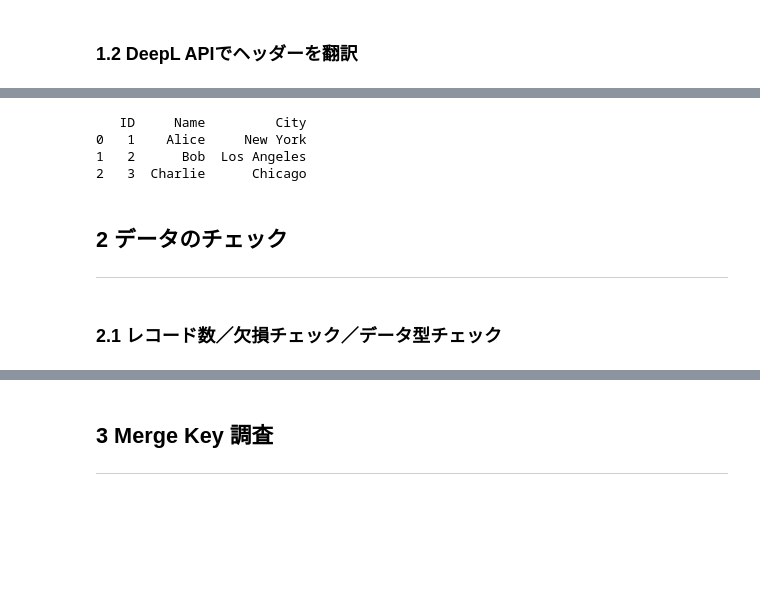
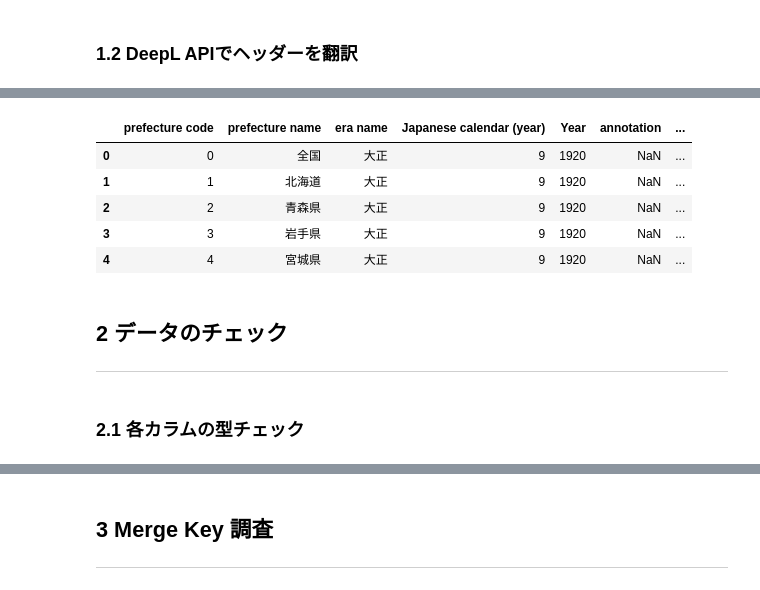
Before and after one commit to lab-shima/lab, a Jupyter notebook: データチェックノートブック.ipynb, the cells around one changed output, grey strips where cells are left out. Drawn from its saved outputs; the diff is of its cells as text; code cells hidden in the pictures; blank space fills up the shorter version.

```diff
--- a/データチェックノートブック.ipynb
+++ b/データチェックノートブック.ipynb
@@ -33,12 +33,12 @@ SYNC_PATH = ''
 BLUME_PATH = ''
 
 # DeepL 変換のソース言語とターゲット言語を定義
-SOURCE_LANG = 'JA'
-TARGET_LANG = 'EN-US'
+SOURCE_LANG = 'JA'#'EN-US'
+TARGET_LANG = 'EN-US'#'JA'
 
 # DeepL APIキー取得
-#API_KEY = getpass(prompt="API キーを入力してください: ")
-API_KEY = '75c21236-1612-4083-a1a7-c544adff2cfb:fx'
+API_KEY = getpass(prompt="API キーを入力してください: ")
+#API_KEY = '75c21236-1612-4083-a1a7-c544adff2cfb:fx'
 # %% [markdown]
 ## 1 データ取得＆加工（ヘッダー和訳）
 ---
@@ -115,27 +67,32 @@ display(df)
-# %%
-import pandas as pd
-
-# 新しいデータフレームのデータ
-data = [
-    [1, 'Alice', 'New York'],
-    [2, 'Bob', 'Los Angeles'],
-    [3, 'Charlie', 'Chicago']
-]
-
-# ヘッダーとして指定するリスト
-headers = ['ID', 'Name', 'City']
-
-# 新しいデータフレームを作成
-df = pd.DataFrame(data, columns=headers)
-
-print(df)
-# %% [output]
-   ID     Name         City
-0   1    Alice     New York
-1   2      Bob  Los Angeles
-2   3  Charlie      Chicago
+# %%
+# df_engのヘッダーをリスト形式で取得
+headers = df_eng.columns.tolist()
+
+# イニシャライズ
+translator = deepl.Translator(API_KEY)
+
+# 翻訳を実行
+translation_results = translator.translate_text(headers, source_lang=SOURCE_LANG, target_lang=TARGET_LANG)
+
+# 翻訳結果は、'deepl.api_data.TextResultオブジェクト'形式で格納されているため、リスト形式に変換
+translation_results_list = [translation_result.text for translation_result in translation_results]
+
+# df_engをコピーしてdf_jpを作成
+df_jp = pd.DataFrame(df_eng)
+
+# df_jpのヘッダーを和訳結果に差し替え
+df_jp.columns = translation_results_list
+
+display(df_jp.head())
+# %% [output]
+|  | prefecture code | prefecture name | era name | Japanese calendar (year) | Year | annotation | ... |
+| 0 | 0 | 全国 | 大正 | 9 | 1920 | NaN | ... |
+| 1 | 1 | 北海道 | 大正 | 9 | 1920 | NaN | ... |
+| 2 | 2 | 青森県 | 大正 | 9 | 1920 | NaN | ... |
+| 3 | 3 | 岩手県 | 大正 | 9 | 1920 | NaN | ... |
+| 4 | 4 | 宮城県 | 大正 | 9 | 1920 | NaN | ... |
 # %% [markdown]
 ## 2 データのチェック
 ---
 # %% [markdown]
-### 2.1 レコード数／欠損チェック／データ型チェック
+### 2.1 各カラムの型チェック
```
Also changed, not shown: parts of 13 cells of this notebook.
